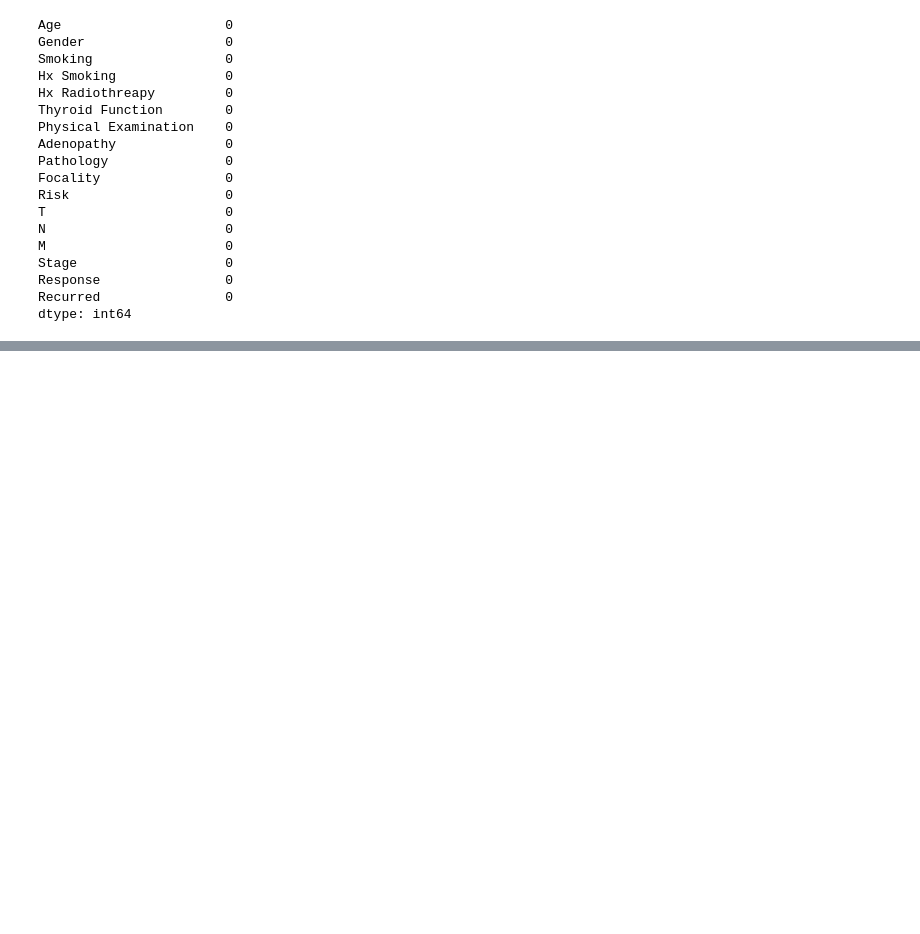
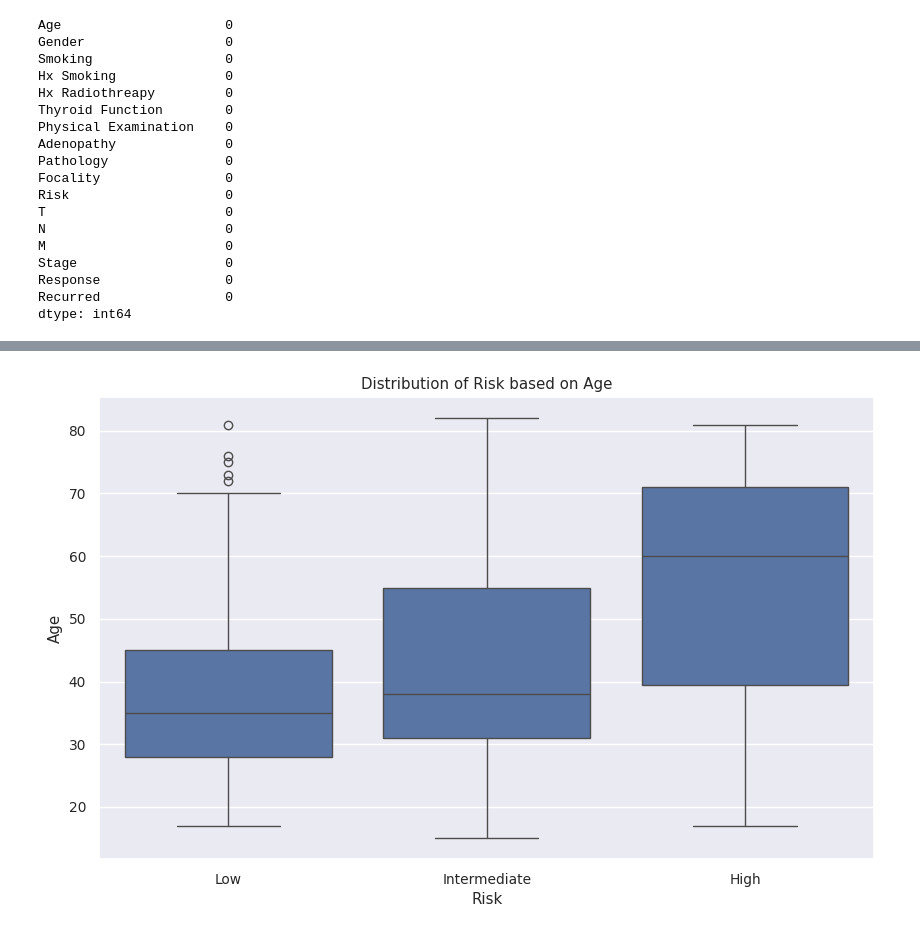
Before and after one commit to Meyyaou/pythondaily, a Jupyter notebook: STEP3-Visualisation/AnalysisDataProject.ipynb, the cells around one changed output, grey strips where cells are left out. Drawn from its saved outputs; the diff is of its cells as text; code cells hidden in the pictures; blank space fills up the shorter version.

```diff
--- a/STEP3-Visualisation/AnalysisDataProject.ipynb
+++ b/STEP3-Visualisation/AnalysisDataProject.ipynb
@@ -137,3 +138,11 @@ plt.show()
+# %%
+#risk based on age
+plt.figure(figsize=(10, 6))
+sns.boxplot(x='Risk', y='Age', data=df)
+plt.title('Distribution of Risk based on Age')
+plt.show()
+# %% [output]
+[figure, added]
 # %%
 #regression logistic
 # %%
```
Also changed, not shown: parts of 8 cells of this notebook.
